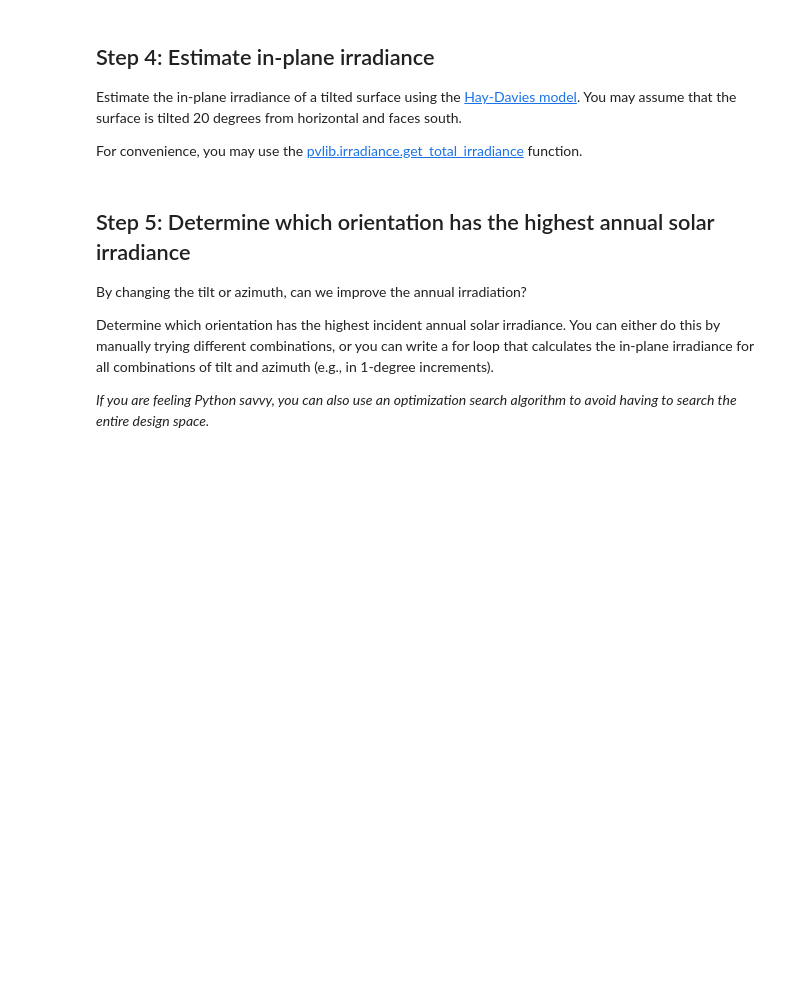
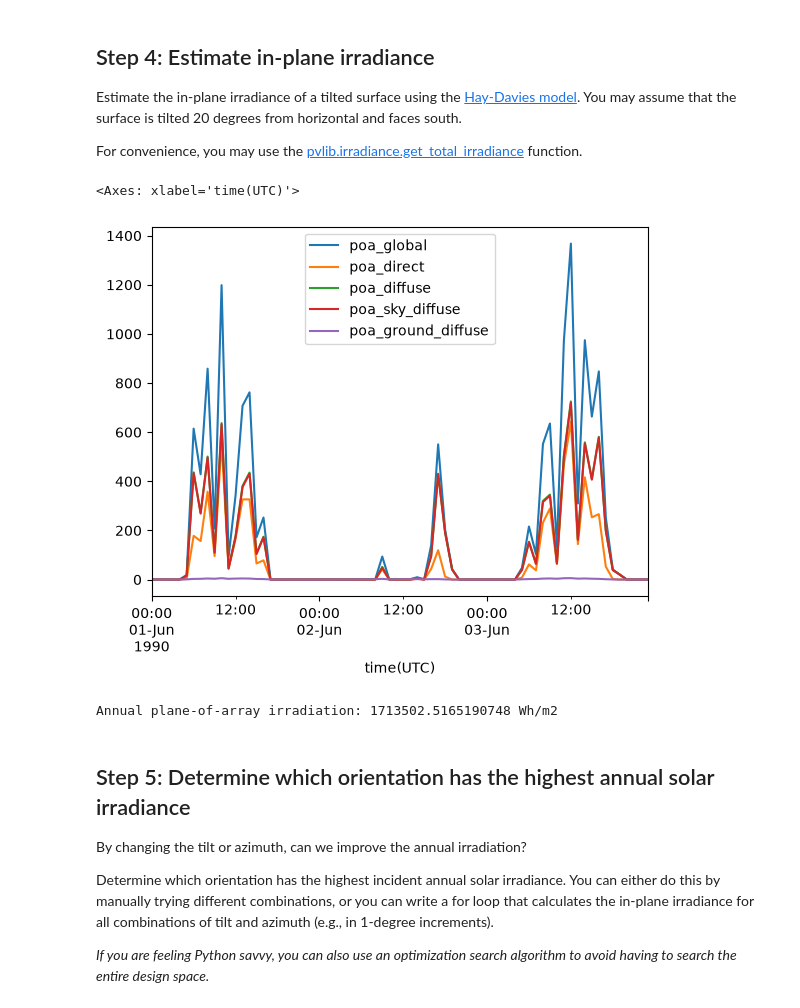
Before and after one commit to AdamRJensen/solar-resource-course, a Jupyter notebook: transposition_models.ipynb, the cells around one changed output. Saved outputs shown, nothing was run; the diff lists cells and outputs as text; code cells hidden in the pictures; blank space fills up the shorter version.

```diff
--- a/transposition_models.ipynb
+++ b/transposition_models.ipynb
@@ -31,15 +35,11 @@ location = pvlib.location.Location(
     longitude=12.52,
 )
 
-solpos = location.get_solarposition(
-    times=
-)
+solpos = location.get_solarposition(data.index)
 # %% [markdown]
 ## Step 3: Calculate extraterrestrial irradiance
 # %%
-data['dni_extra'] = pvlib.irradiance.get_extra_radiation(
-    datetime_or_doy=
-)
+data['dni_extra'] = pvlib.irradiance.get_extra_radiation(data.index)
 # %% [markdown]
 ## Step 4: Estimate in-plane irradiance
 
@@ -47,26 +47,30 @@ Estimate the in-plane irradiance of a tilted surface using the [Hay-Davies model
 
 For convenience, you may use the [pvlib.irradiance.get_total_irradiance](https://pvlib-python.readthedocs.io/en/stable/reference/generated/pvlib.irradiance.get_total_irradiance.html) function.
 # %%
-# Write your code here
-
+#### SOLUTION ####
 transposed_irradiance = pvlib.irradiance.get_total_irradiance(
-    surface_tilt=
-    surface_azimuth=
-    solar_zenith=
-    solar_azimuth=
-    dni=
-    ghi=
-    dhi=
-    dni_extra=
+    surface_tilt=20,
+    surface_azimuth=180,
+    solar_zenith=solpos['apparent_zenith'],
+    solar_azimuth=solpos['azimuth'],
+    dni=data['dni'],
+    ghi=data['ghi'],
+    dhi=data['dni'],
+    dni_extra=data['dni_extra'],
     albedo=0.25,
-    model=
+    model='haydavies',
 )
 
 # plot the transposed components for three days
 transposed_irradiance['1990-06-01': '1990-06-03'].plot()
+# %% [output]
+<Axes: xlabel='time(UTC)'>
+[figure, added]
 # %%
 annual_irradiation_ft20 = transposed_irradiance["poa_global"].sum()
 print("Annual plane-of-array irradiation:", annual_irradiation_ft20, "Wh/m2")
+# %% [output]
+Annual plane-of-array irradiation: 1713502.5165190748 Wh/m2
 # %% [markdown]
 ## Step 5: Determine which orientation has the highest annual solar irradiance
 
```
Also changed, not shown: parts of 9 cells of this notebook, 1 other file.
